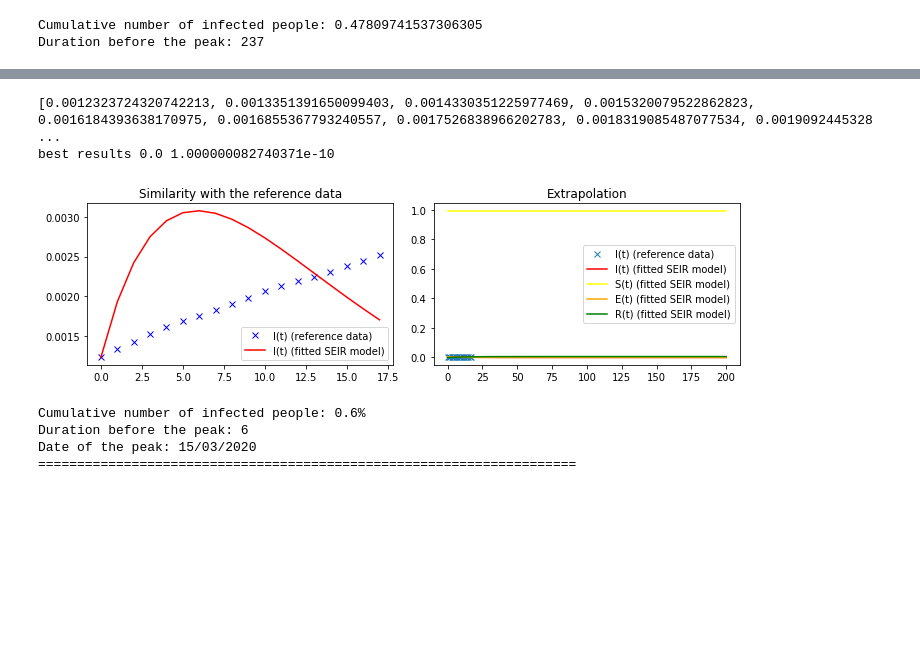
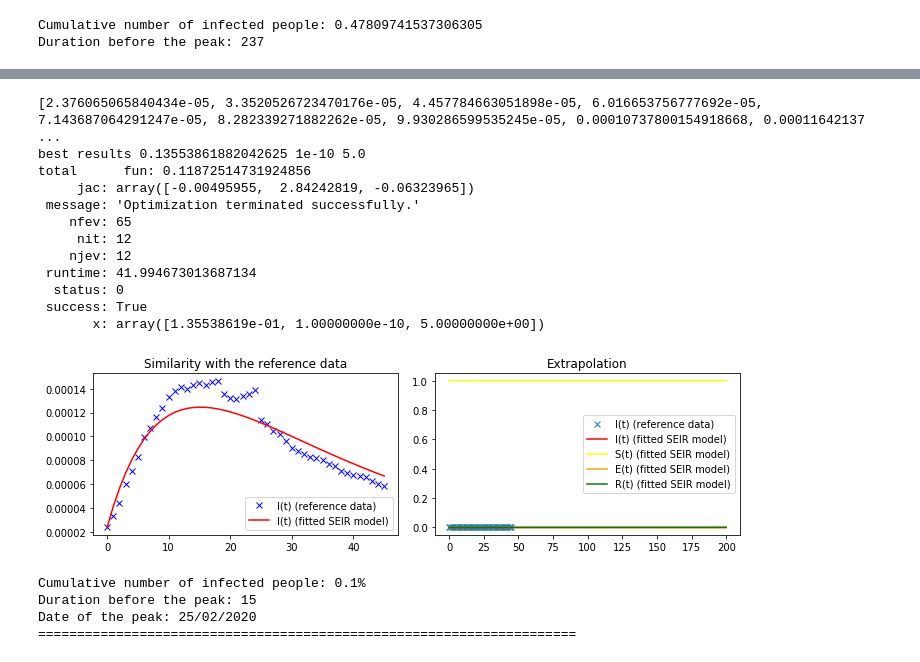
Before and after one commit to VirgileF/corona_models, a Jupyter notebook: Corona_analysis_G.ipynb, the cells around one changed output, grey strips where cells are left out. Saved outputs shown, nothing was run; the diff lists cells and outputs as text; code cells hidden in the pictures; blank space fills up the shorter version.

```diff
--- a/Corona_analysis_G.ipynb
+++ b/Corona_analysis_G.ipynb
@@ -31,13 +84,14 @@ data_csv['Confirmed'] = data_csv.apply(lambda row: int(row['Confirmed']), axis=1
 # Cost function computation
 def J(x, I_ref, regularization_methods=None, T=200):
 
-    pe, pi = x[0], x[1]
+    pe, pi, exposition_ratio = x[0], x[1], x[2]
 
-    I0, E0 = I_ref[0], 4*I_ref[0]
+    I0, E0 = I_ref[0], exposition_ratio*I_ref[0]
     if 'tikhonov' in regularization_methods or 'max' in regularization_methods:
-        S_list, E_list, I_list, R_list = SEIR(E0, I0, pe, pi, 6, 10, T)
+        S_list, E_list, I_list, R_list = SEIR(E0, I0, pe, pi, 1/0.136, 1/0.0693147, T)
     else:
         S_list, E_list, I_list, R_list = SEIR(E0, I0, pe, pi, 6, 10, len(I_ref)-1)
+    # I_diff = [sum(elts) for elts in zip(np.array(I_ref), -np.array(I_list))]
     I_list = np.array(I_list)
     err = np.linalg.norm(I_ref-I_list[:len(I_ref)])/np.linalg.norm(I_ref)
 
@@ -135,28 +209,11 @@ def analyze_data(I_ref, confinement_date):
 # %%
-country_pop = {
-    'Italy': 60.36e6,
-    'France': 69.99e6,
-    'Germany': 83.02e6
-}
+def analyze_country(country, province_list=[]):
 
-confinement_date = {
-    'Italy': date(2020, 3, 9),
-    'France': date(2020, 3, 17),
-    'Germany': date(2020, 3, 22),
-}
-
-delay_days = 15 #number of days before we can see the impact of the confinement
-
-def analyze_country(country):
-    data_country = data_csv[data_csv['Country_Region'] == country]
-    data_country = data_country[
-        data_country.apply(lambda row: is_metropolis(country, row['Province_State']), axis=1)
-        ]
-    data_country = data_country.reset_index()
-
+    data_country = extract_data(country, province_list)
+    country_province = "_".join([country] + province_list)
     data_post_conf = data_country[
         data_country.apply(lambda row:
-                           (row['ObservationDate'] - confinement_date[country]).days > delay_days
+                           (row['ObservationDate'] - confinement_date[country_province]).days > delay_days
         , axis=1)
     ]
 
@@ -168,19 +225,30 @@ def analyze_country(country):
              )
         return
 
-    I = data_post_conf[['Confirmed']].T
-    I_ravel = [nb / country_pop[country] for nb in np.array(I)[0]]
+    I = data_post_conf[['Active']].T
+    I_ravel = [nb / country_pop[country_province] for nb in np.array(I)[0]]
     print(I_ravel)
-    analyze_data(I_ravel, confinement_date[country])
+    analyze_data(I_ravel, confinement_date[country_province])
 # %%
 if __name__ == '__main__':
-    country = 'Italy'
-    analyze_country(country)
+    country = 'Korea'
+    province_list = []
+    analyze_country(country, province_list)
 # %% [output]
-[0.0012323724320742213, 0.0013351391650099403, 0.0014330351225977469, 0.0015320079522862823, 0.0016184393638170975, 0.0016855367793240557, 0.0017526838966202783, 0.0018319085487077534, 0.0019092445328 ...
-best results 0.0 1.000000082740371e-10
+[2.376065065840434e-05, 3.3520526723470176e-05, 4.457784663051898e-05, 6.016653756777692e-05, 7.143687064291247e-05, 8.282339271882262e-05, 9.930286599535245e-05, 0.00010737800154918668, 0.00011642137 ...
+best results 0.13553861882042625 1e-10 5.0
+total      fun: 0.11872514731924856
+     jac: array([-0.00495955,  2.84242819, -0.06323965])
+ message: 'Optimization terminated successfully.'
+    nfev: 65
+     nit: 12
+    njev: 12
+ runtime: 41.994673013687134
+  status: 0
+ success: True
+       x: array([1.35538619e-01, 1.00000000e-10, 5.00000000e+00])
-[figure, old version]
+[figure, new version]
-Cumulative number of infected people: 0.6%
-Duration before the peak: 6
-Date of the peak: 15/03/2020
+Cumulative number of infected people: 0.1%
+Duration before the peak: 15
+Date of the peak: 25/02/2020
 =====================================================================
```
Also changed, not shown: parts of 15 cells of this notebook.
